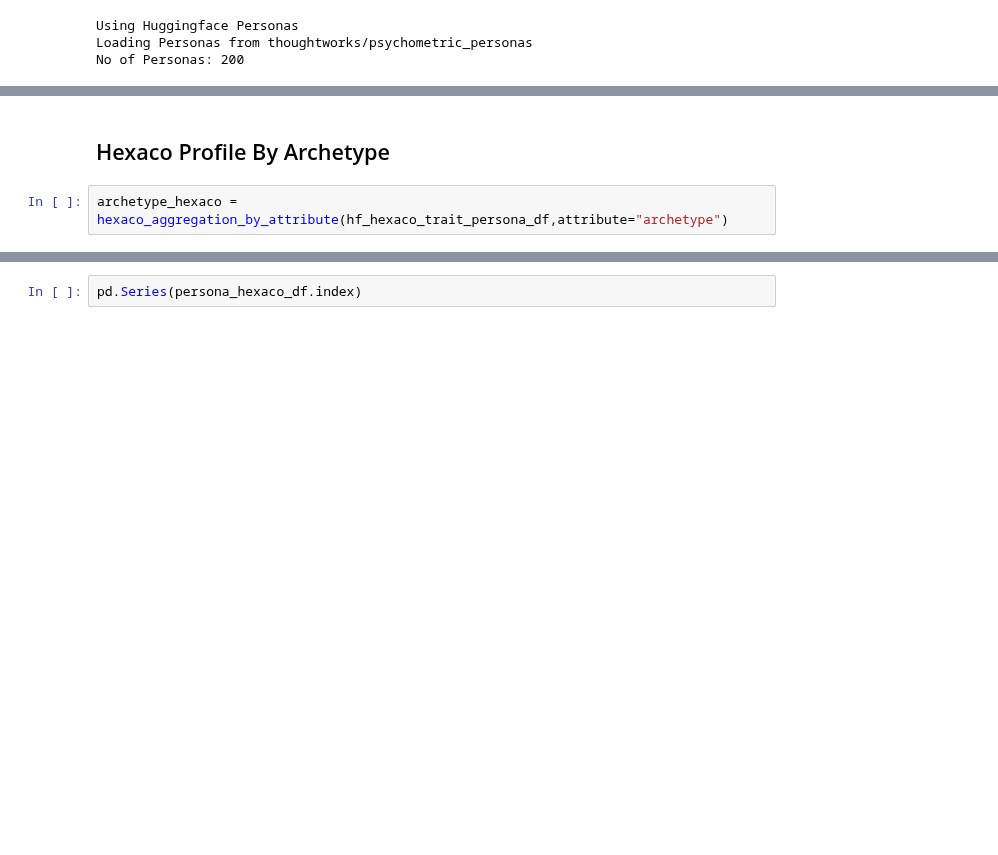
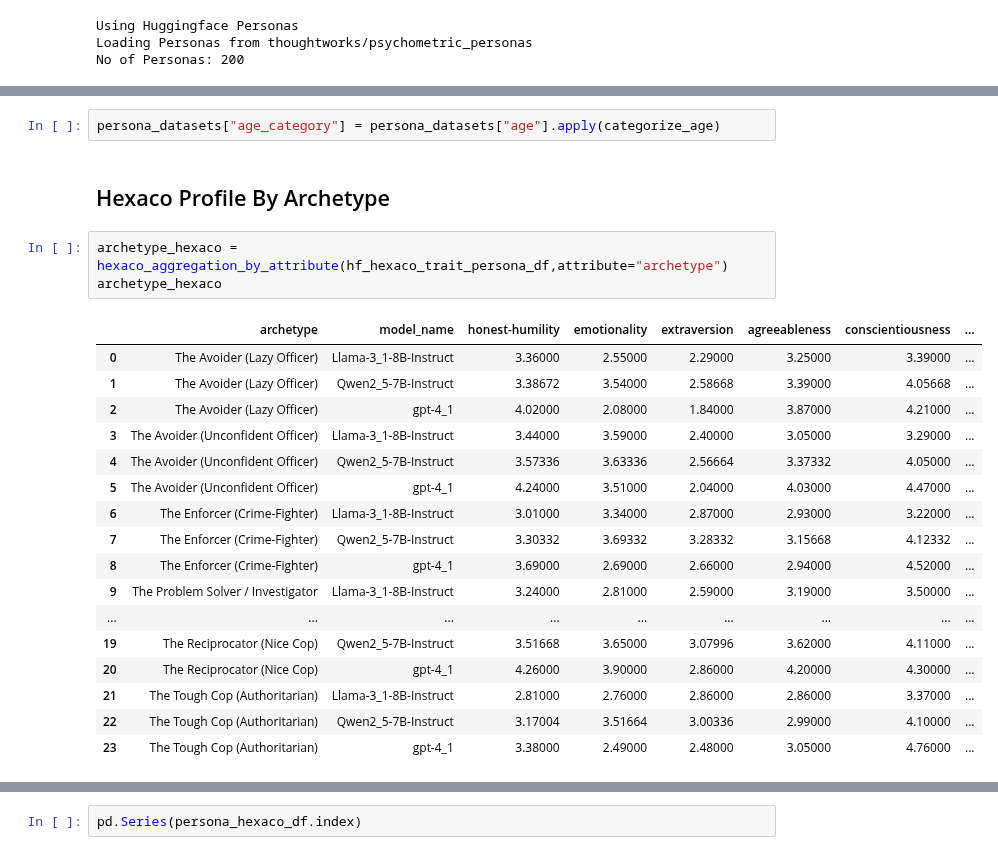
Before and after one commit to amir-abdullah-thoughtworks/psychometrics_for_LLMs, a Jupyter notebook: llm_psychometrics/notebooks/zero_compute_analysis_hexaco.ipynb, the cells around one changed output, grey strips where cells are left out. Cells and saved outputs as stored; diff of their text form; blank space fills up the shorter version.

```diff
--- a/llm_psychometrics/notebooks/zero_compute_analysis_hexaco.ipynb
+++ b/llm_psychometrics/notebooks/zero_compute_analysis_hexaco.ipynb
@@ -213,4 +233,25 @@ def hexaco_aggregation_by_attribute(hexaco_df, attribute):
+# %%
+persona_datasets["age_category"] = persona_datasets["age"].apply(categorize_age)
 # %% [markdown]
 ## Hexaco Profile By Archetype
 # %%
 archetype_hexaco = hexaco_aggregation_by_attribute(hf_hexaco_trait_persona_df,attribute="archetype")
+archetype_hexaco
+# %% [output]
+|  | archetype | model_name | honest-humility | emotionality | extraversion | agreeableness | conscientiousness | ... |
+| 0 | The Avoider (Lazy Officer) | Llama-3_1-8B-Instruct | 3.36000 | 2.55000 | 2.29000 | 3.25000 | 3.39000 | ... |
+| 1 | The Avoider (Lazy Officer) | Qwen2_5-7B-Instruct | 3.38672 | 3.54000 | 2.58668 | 3.39000 | 4.05668 | ... |
+| 2 | The Avoider (Lazy Officer) | gpt-4_1 | 4.02000 | 2.08000 | 1.84000 | 3.87000 | 4.21000 | ... |
+| 3 | The Avoider (Unconfident Officer) | Llama-3_1-8B-Instruct | 3.44000 | 3.59000 | 2.40000 | 3.05000 | 3.29000 | ... |
+| 4 | The Avoider (Unconfident Officer) | Qwen2_5-7B-Instruct | 3.57336 | 3.63336 | 2.56664 | 3.37332 | 4.05000 | ... |
+| 5 | The Avoider (Unconfident Officer) | gpt-4_1 | 4.24000 | 3.51000 | 2.04000 | 4.03000 | 4.47000 | ... |
+| 6 | The Enforcer (Crime-Fighter) | Llama-3_1-8B-Instruct | 3.01000 | 3.34000 | 2.87000 | 2.93000 | 3.22000 | ... |
+| 7 | The Enforcer (Crime-Fighter) | Qwen2_5-7B-Instruct | 3.30332 | 3.69332 | 3.28332 | 3.15668 | 4.12332 | ... |
+| 8 | The Enforcer (Crime-Fighter) | gpt-4_1 | 3.69000 | 2.69000 | 2.66000 | 2.94000 | 4.52000 | ... |
+| 9 | The Problem Solver / Investigator | Llama-3_1-8B-Instruct | 3.24000 | 2.81000 | 2.59000 | 3.19000 | 3.50000 | ... |
+| ... | ... | ... | ... | ... | ... | ... | ... | ... |
+| 19 | The Reciprocator (Nice Cop) | Qwen2_5-7B-Instruct | 3.51668 | 3.65000 | 3.07996 | 3.62000 | 4.11000 | ... |
+| 20 | The Reciprocator (Nice Cop) | gpt-4_1 | 4.26000 | 3.90000 | 2.86000 | 4.20000 | 4.30000 | ... |
+| 21 | The Tough Cop (Authoritarian) | Llama-3_1-8B-Instruct | 2.81000 | 2.76000 | 2.86000 | 2.86000 | 3.37000 | ... |
+| 22 | The Tough Cop (Authoritarian) | Qwen2_5-7B-Instruct | 3.17004 | 3.51664 | 3.00336 | 2.99000 | 4.10000 | ... |
+| 23 | The Tough Cop (Authoritarian) | gpt-4_1 | 3.38000 | 2.49000 | 2.48000 | 3.05000 | 4.76000 | ... |
```
Also changed, not shown: parts of 8 cells of this notebook, 25 other files.
